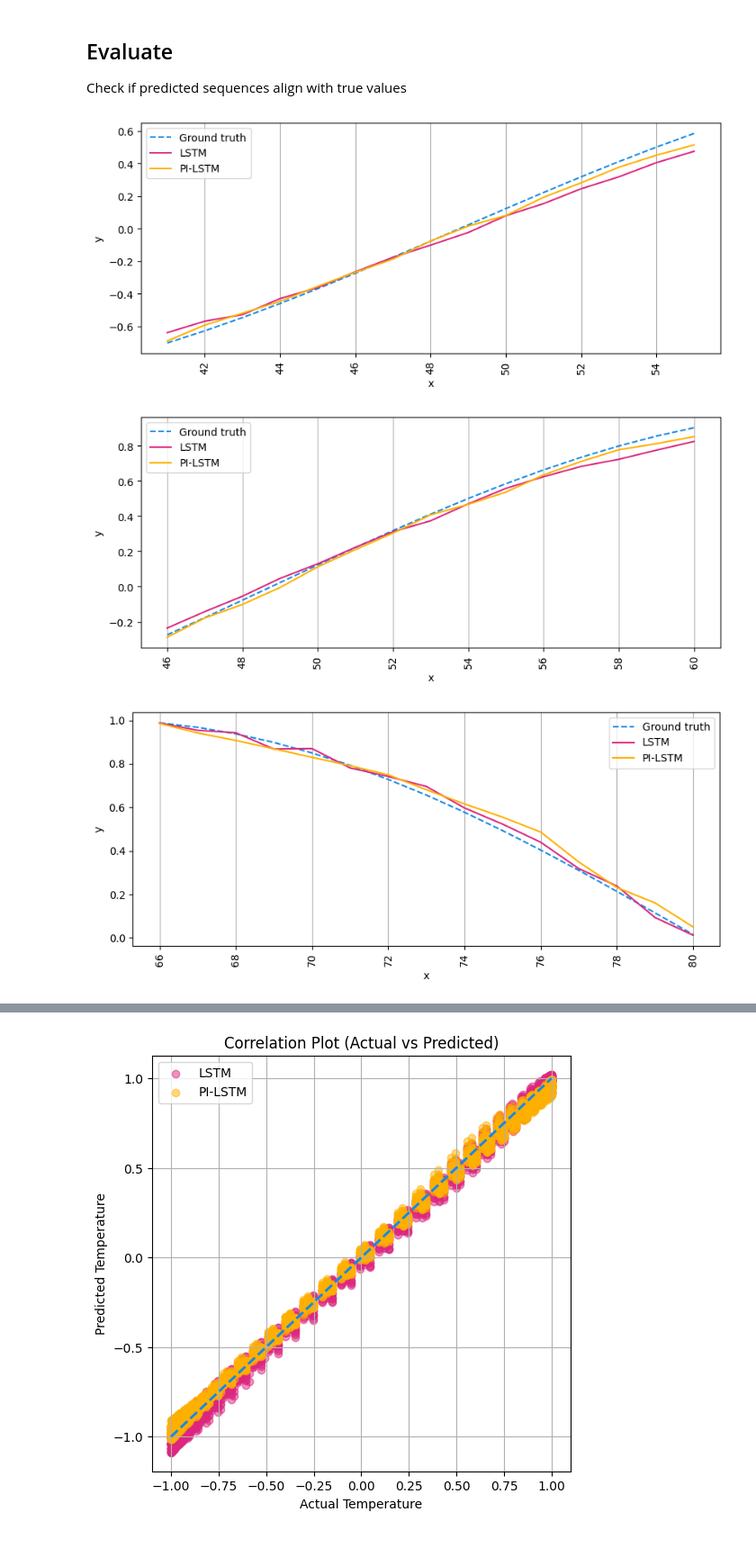
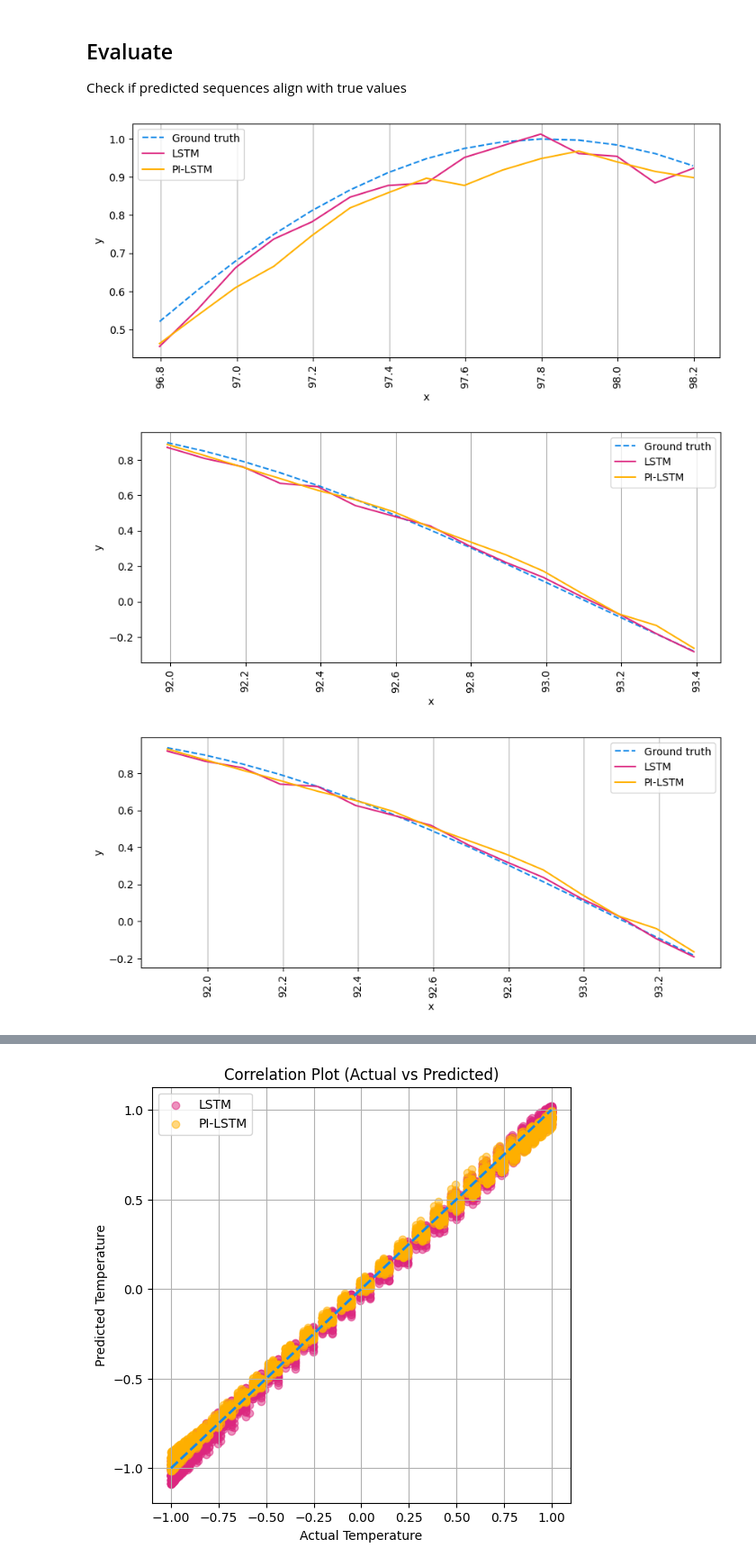
Before and after one commit to abbym-bristol/PIML-foundations-tb2, a Jupyter notebook: sine_wave_multistep_pred.ipynb, the cells around one changed output, grey strips where cells are left out. Shown at 90% size. Saved outputs shown, nothing was run; the diff lists cells and outputs as text; code cells hidden in the pictures.

Commit message:
fix: use actual t values for x axis

```diff
--- a/sine_wave_multistep_pred.ipynb
+++ b/sine_wave_multistep_pred.ipynb
@@ -51,7 +51,11 @@ set_seed(SEED_VALUE)
 t = np.linspace(0, 100, 1000)
 data = np.sin(t)
 train = data[:int(len(data)*0.7)]
+train_t = t[:int(len(data)*0.7)]
 val = data[int(len(data)*0.7):int(len(data)*0.85)]
+val_t = t[int(len(data)*0.7):int(len(data)*0.85)]
 test = data[int(len(data)*0.85):]
+test_t = t[int(len(data)*0.85):]
+preds_t = test_t[SEQ_LENGTH:]  # doesn't predict for the first SEQ_LENGTH values of test set, because this is the first sequence used
 # %%
 plt.plot(t, data)
@@ -275,7 +281,8 @@ Check if predicted sequences align with true values
 colours = {
     "Ground truth": "#1589e8",
     "LSTM": "#dc267f",
-    "PI-LSTM": "#ffb000"
+    "PI-LSTM": "#ffb000",
+    "Starting data": "#631ff3"
 }
     # "#631ff3", "#fe5100" # - IBM colourblind palette
 # %%
@@ -287,24 +294,22 @@ for name, model in models.items():
         preds = model(X_test).squeeze().numpy()
         y_preds[name] = preds # Predict on test set
 # %%
-time_steps = np.arange(SEQ_LENGTH, len(test)+PRED_LENGTH)
-
 # Plot 5 random examples from test set!
 for i in np.random.choice(range(len(y_test)-PRED_LENGTH), 5):
     # Plot actual vs predicted
     plt.figure(figsize=(10, 4))
-    times = time_steps[i+SEQ_LENGTH:i+SEQ_LENGTH+PRED_LENGTH]
+    times = preds_t[i+SEQ_LENGTH:i+SEQ_LENGTH+PRED_LENGTH]
     plt.plot(times, y_test[i], '--', label='Ground truth', c=colours['Ground truth'])
     for name in models.keys():
         plt.plot(times, y_preds[name][i], label=name, c=colours[name])
     ax = plt.gca()
     ax.grid(visible=True, axis="x")
     plt.xticks(rotation=90)
     plt.xlabel("x")
     plt.ylabel("y")
     plt.legend()
     plt.show()
 # %% [output]
-[figure, old version]
+[figure, new version]
-[figure, old version]
+[figure, new version]
-[figure, old version]
+[figure, new version]
```
Also changed, not shown: parts of 5 cells of this notebook, 1 other file.
